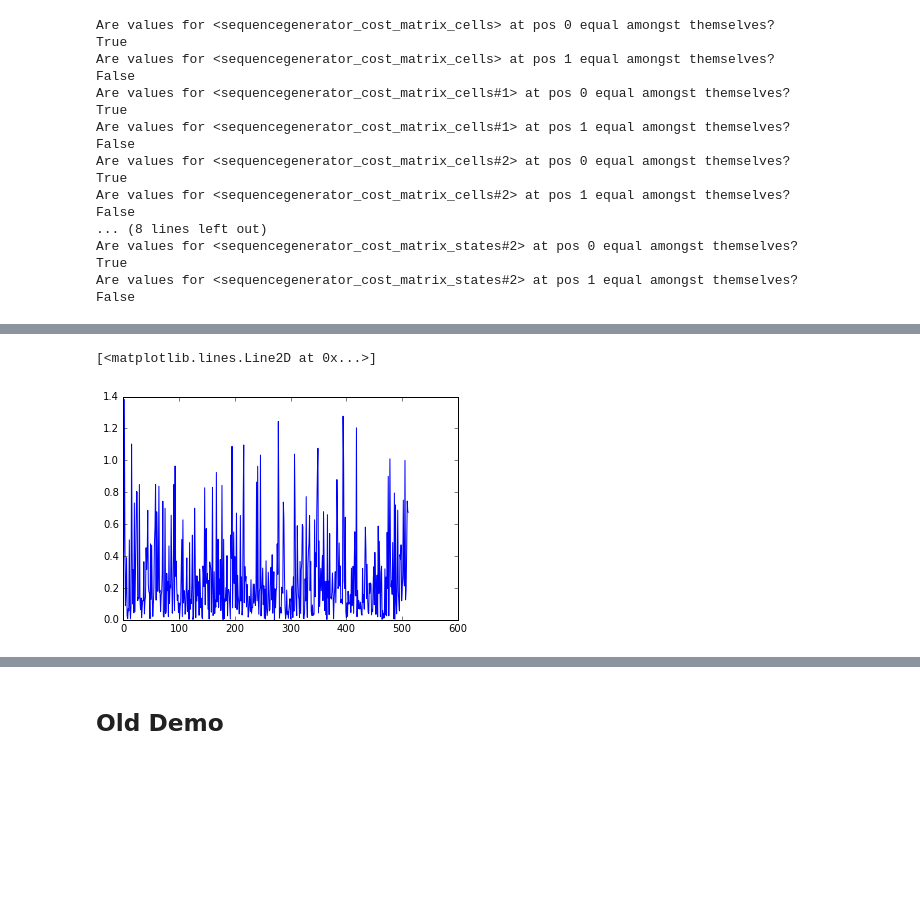
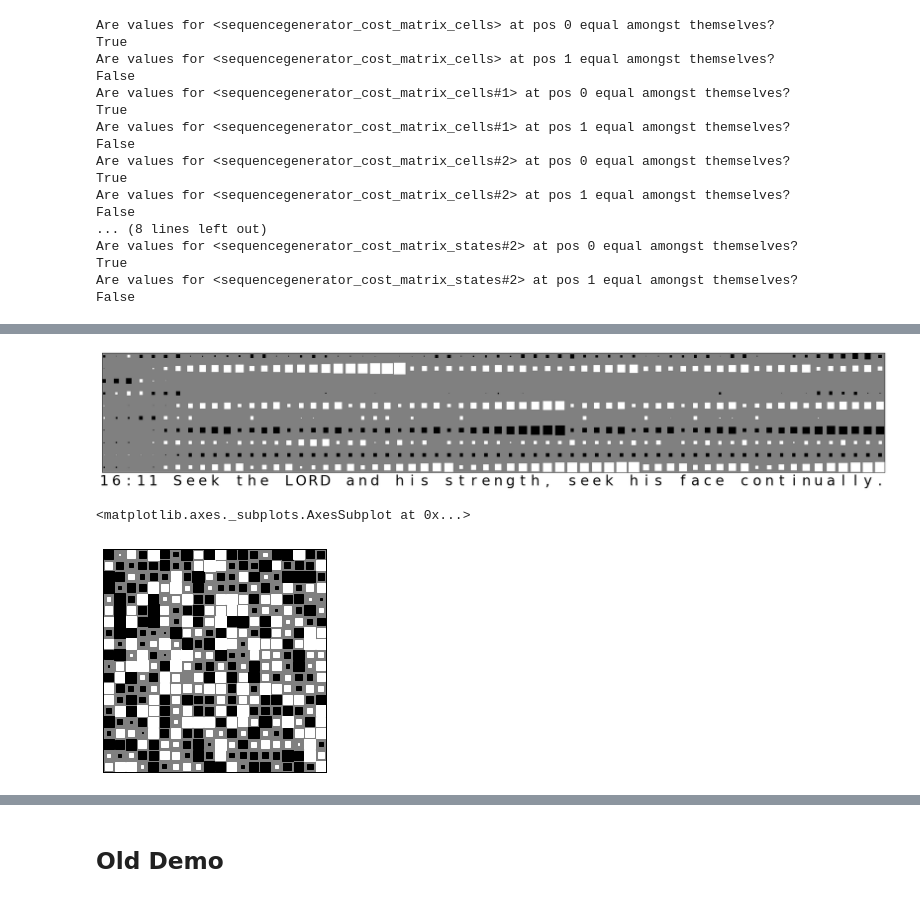
Before and after one commit to Copper-Head/the-three-stooges, a Jupyter notebook: Sandbox.ipynb, the cells around one changed output, grey strips where cells are left out. Drawn from its saved outputs; the diff is of its cells as text; code cells hidden in the pictures; blank space fills up the shorter version.

```diff
--- a/Sandbox.ipynb
+++ b/Sandbox.ipynb
@@ -127,5 +319,6 @@ plt.plot(np.abs(cell2_mean - coi_cell2))
-# %%
-plt.plot(np.abs(cell2_mean - coi_cell2))
-# %% [output]
-[<matplotlib.lines.Line2D at 0x...>]
-[figure, removed]
+# %%
+f = plt.figure(figsize=(30, 30))
+ax = hinton_diagram(demo_cell[:,:10], xticks=demo_sent)
+f.subplots_adjust(bottom=0.2)
+# %% [output]
+[figure, added]
@@ -131,0 +328,5 @@ plt.plot(np.abs(cell2_mean - coi_cell2))
+# %%
+hinton_diagram(randy)
+# %% [output]
+<matplotlib.axes._subplots.AxesSubplot at 0x...>
+[figure, added]
```
Also changed, not shown: parts of 95 cells of this notebook.
